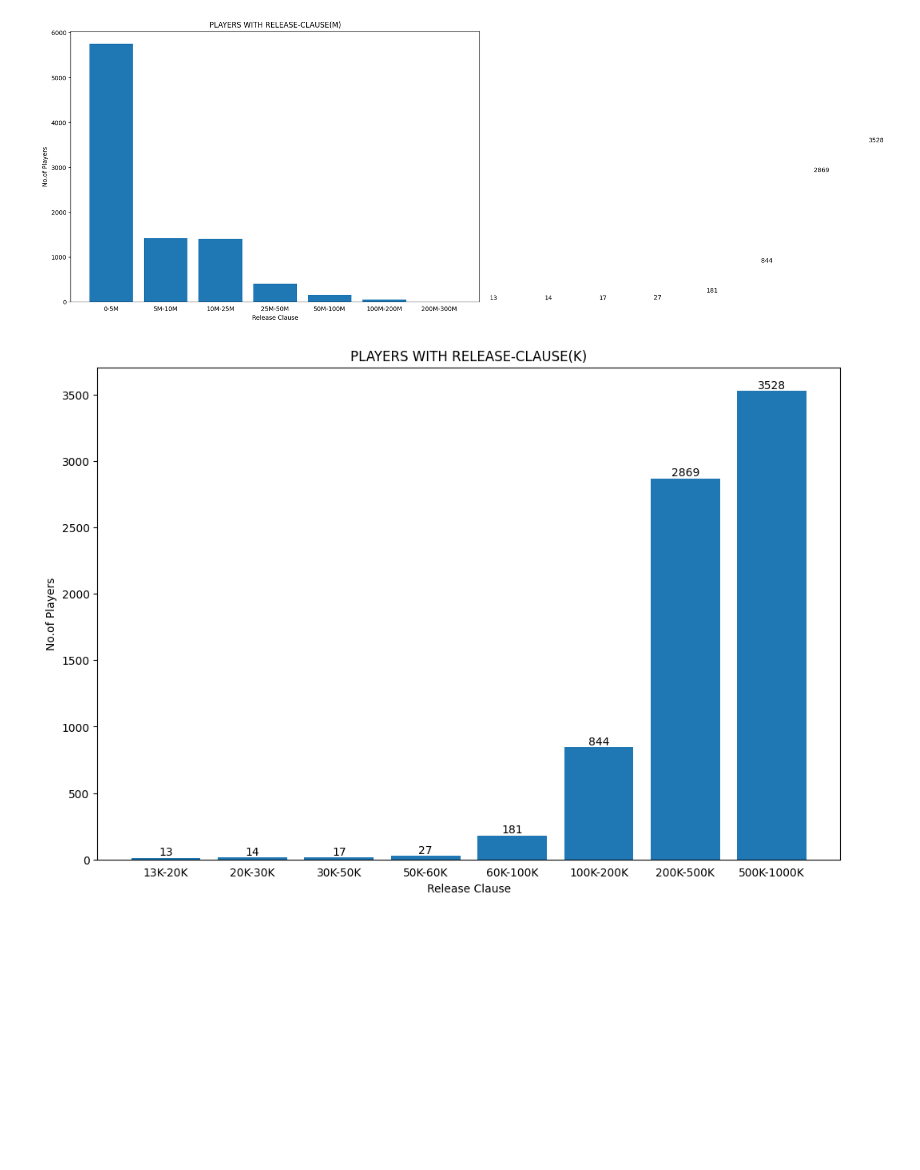
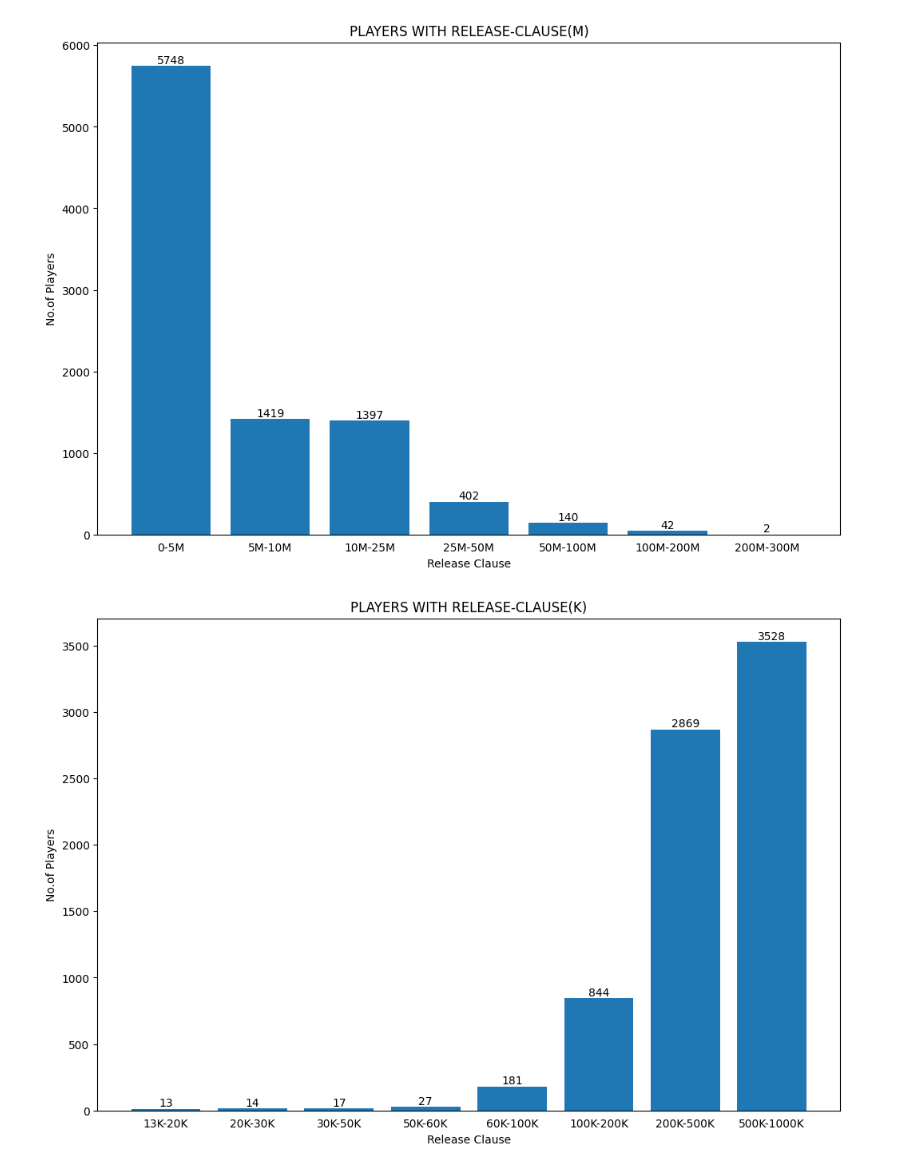
Before and after one commit to SanishRai444/Data-Cleaning, a Jupyter notebook: Untitled.ipynb, the cells around one changed output. Drawn from its saved outputs; the diff is of its cells as text; code cells hidden in the pictures; blank space fills up the shorter version.

```diff
--- a/Untitled.ipynb
+++ b/Untitled.ipynb
@@ -24,33 +24,34 @@ None
 # %%
 filter_data= data[data['Release Clause'].str.contains('M', na=False)].copy()
 filter_data['Release Clause'] = filter_data['Release Clause'].str.replace(r'[M€]', '', regex=True).str.strip()
 filter_data['Release Clause'] = pd.to_numeric(filter_data['Release Clause'], errors='coerce')
 
 bins= [0, 5, 10, 25, 50, 100, 200, float('inf')]
 labels= ['0-5M', '5M-10M', '10M-25M', '25M-50M', '50M-100M', '100M-200M', '200M-300M']
 
-filter_data_m['category'] = pd.cut(filter_data_m['Release Clause'],
+filter_data['category'] = pd.cut(filter_data_m['Release Clause'],
                                    bins=bins,
                                    labels=labels,
                                    include_lowest=True,
                                    right=False,
                                    ordered=True)
 
 category_data= filter_data['category'].value_counts().sort_index()
+
 plt.figure(figsize=(12,8))
 plt.title('PLAYERS WITH RELEASE-CLAUSE(M)')
-plt.bar(category_data_m.index,category_data_m.values)
+plt.bar(category_data.index,category_data.values)
 plt.tick_params(axis='x',which='both',top=False,bottom=False,labelbottom=True)
 plt.xlabel('Release Clause')
 plt.ylabel('No.of Players')
 
 for i,value in enumerate(category_data.values):
  plt.text(category_data.index[i],value,str(value),va='bottom',ha='center')
 
 
 plt.show()
 # %% [output]
-[figure, old version]
+[figure, new version]
 # %%
 filter_data=data[data['Release Clause'].str.contains('K',na=False)].copy()
 
```
